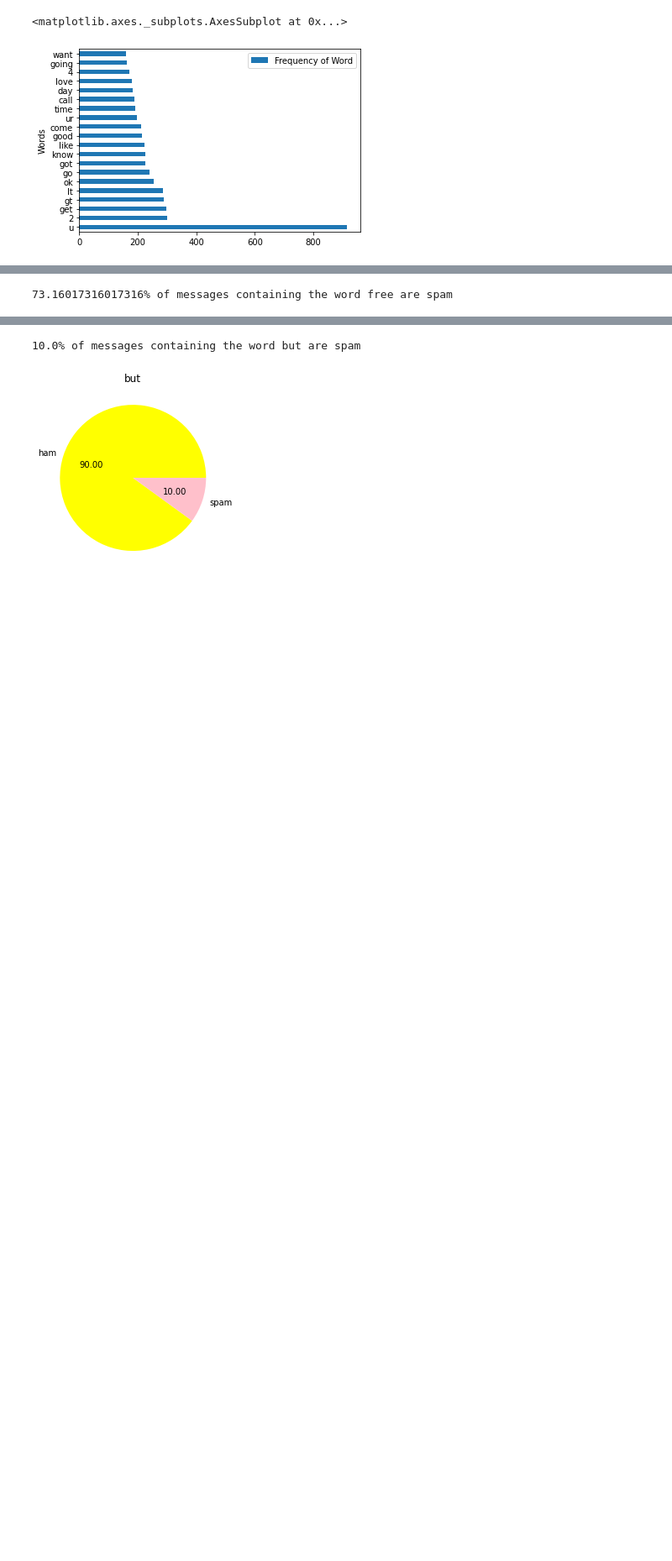
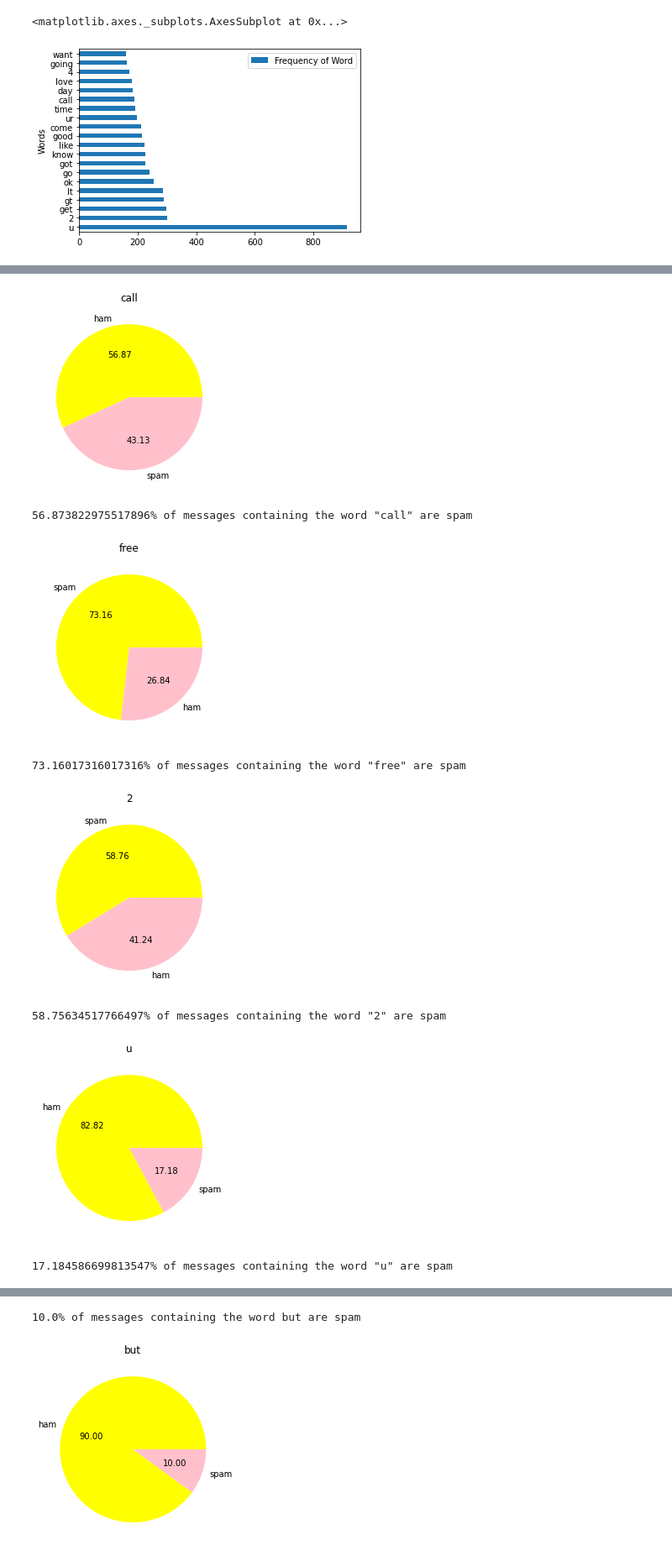
Before and after one commit to BrindaPuri/ECS171-SpamFiltering, a Jupyter notebook: SpamFilter.ipynb, the cells around one changed output, grey strips where cells are left out. Shown at 84% size. Cells and saved outputs as stored; diff of their text form; code cells hidden in the pictures; blank space fills up the shorter version.

```diff
--- a/SpamFilter.ipynb
+++ b/SpamFilter.ipynb
@@ -249,10 +251,21 @@ Done by Naomi
 # %%
-#checking for certain substrings in the messages, finding the % that is spam
-substring = 'free'
-new=df.loc[df['preprocess_text'].str.contains(substring)]
-spam=new.loc[new['label'] == 'spam']
-ham=new.loc[new['label']=='ham']
-percentage=len(spam)/len(new)*100
-print(f'{percentage}% of messages containing the word '+substring+ ' are spam')
+# plots pie chart to show percentage that the common spam words are in spam and ham messages
+for i in range(len(spam_df)):
+  new=df.loc[df['preprocess_text'].str.contains(spam_df['Words'][i])]
+  spam=new.loc[new['label'] == 'spam']
+  ham=new.loc[new['label'] == 'ham']
+  plt.pie(new['label'].value_counts(), labels=new['label'].unique(),autopct="%0.2f", colors=["yellow", "pink"])
+
+  plt.title(spam_df['Words'][i])
+  plt.show()
+  percentage=len(spam)/len(new)*100
+  print(f'{percentage}% of messages containing the word \"'+spam_df['Words'][i]+'\" are spam')
 # %% [output]
+[figure, added]
-73.16017316017316% of messages containing the word free are spam
+56.873822975517896% of messages containing the word "call" are spam
+[figure, added]
+73.16017316017316% of messages containing the word "free" are spam
+[figure, added]
+58.75634517766497% of messages containing the word "2" are spam
+[figure, added]
+17.184586699813547% of messages containing the word "u" are spam
```
Also changed, not shown: parts of 14 cells of this notebook.
